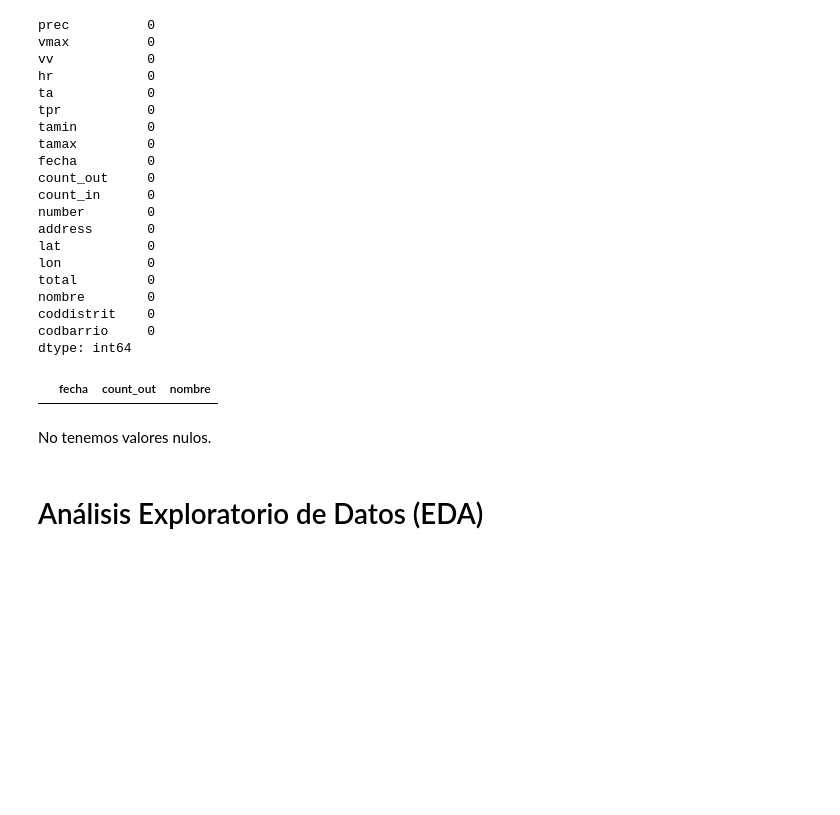
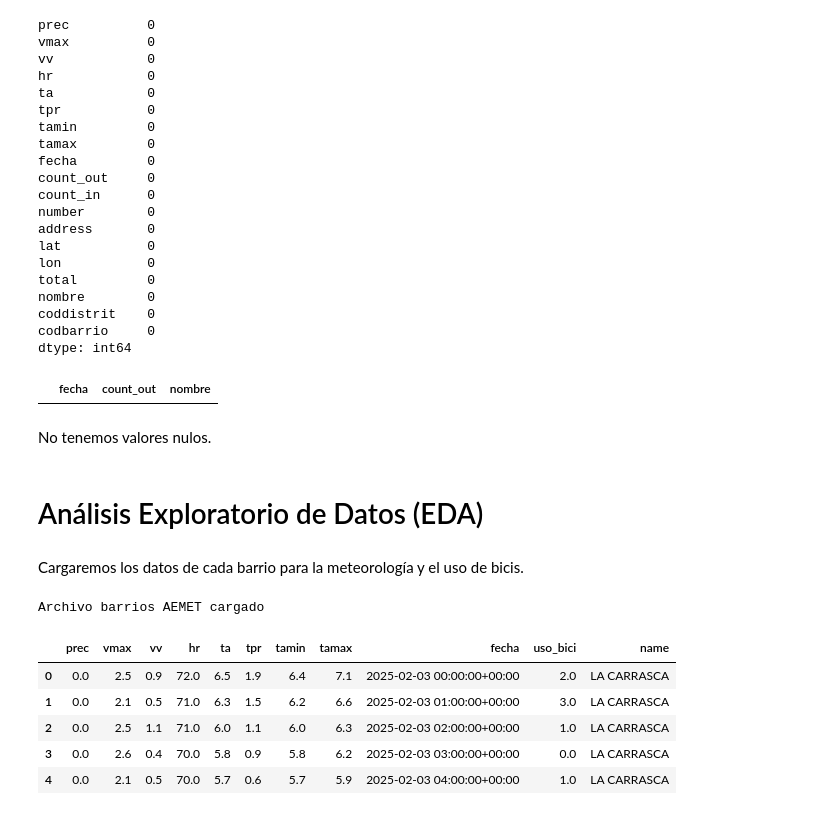
Before and after one commit to LordLiberte/Portfolio, a Jupyter notebook: Practica2/notebooks/2_EDA.ipynb, the cells around one changed output. Saved outputs shown, nothing was run; the diff lists cells and outputs as text; code cells hidden in the pictures; blank space fills up the shorter version.

```diff
--- a/Practica2/notebooks/2_EDA.ipynb
+++ b/Practica2/notebooks/2_EDA.ipynb
@@ -222,3 +222,18 @@ df_aemet_usar.loc[df_aemet_usar['nombre'].isna(), ['fecha', 'count_out', 'nombre
 No tenemos valores nulos.
 # %% [markdown]
 # Análisis Exploratorio de Datos (EDA)
+# %% [markdown]
+Cargaremos los datos de cada barrio para la meteorología y el uso de bicis.
+# %%
+df_barrios_aemet = pd.read_csv('./data/interim/usobarriosmeteo.csv', sep=",") # Cargar el archivo CSV de barrios AEMET en un DataFrame de pandas
+
+print("Archivo barrios AEMET cargado")
+df_barrios_aemet.head() # Imprimir las primeras filas del DataFrame de barrios AEMET
+# %% [output]
+Archivo barrios AEMET cargado
+|  | prec | vmax | vv | hr | ta | tpr | tamin | tamax | fecha | uso_bici | name |
+| 0 | 0.0 | 2.5 | 0.9 | 72.0 | 6.5 | 1.9 | 6.4 | 7.1 | 2025-02-03 00:00:00+00:00 | 2.0 | LA CARRASCA |
+| 1 | 0.0 | 2.1 | 0.5 | 71.0 | 6.3 | 1.5 | 6.2 | 6.6 | 2025-02-03 01:00:00+00:00 | 3.0 | LA CARRASCA |
+| 2 | 0.0 | 2.5 | 1.1 | 71.0 | 6.0 | 1.1 | 6.0 | 6.3 | 2025-02-03 02:00:00+00:00 | 1.0 | LA CARRASCA |
+| 3 | 0.0 | 2.6 | 0.4 | 70.0 | 5.8 | 0.9 | 5.8 | 6.2 | 2025-02-03 03:00:00+00:00 | 0.0 | LA CARRASCA |
+| 4 | 0.0 | 2.1 | 0.5 | 70.0 | 5.7 | 0.6 | 5.7 | 5.9 | 2025-02-03 04:00:00+00:00 | 1.0 | LA CARRASCA |
```
Also changed, not shown: parts of 19 cells of this notebook, 1 other file.
